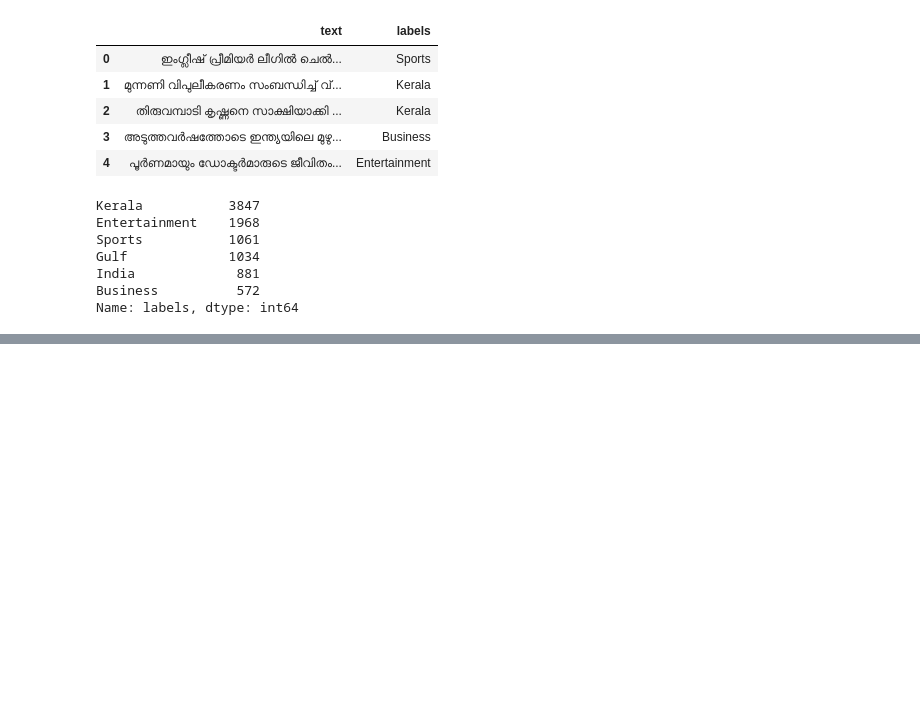
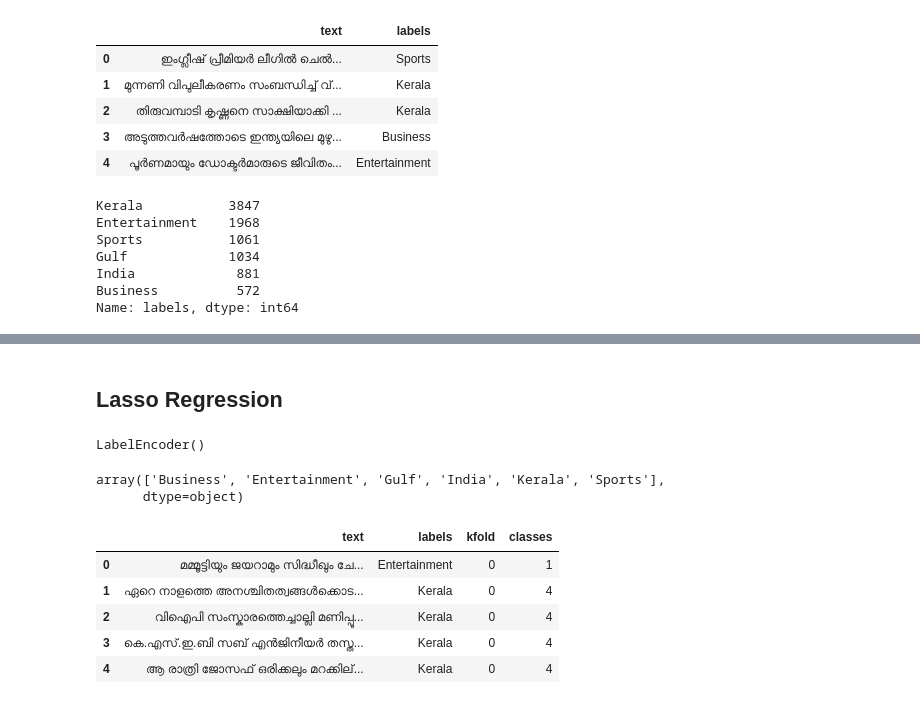
Before and after one commit to smc/malayalam-text-classifier, a Jupyter notebook: nbs/baselinemodel.ipynb, the cells around one changed output, grey strips where cells are left out. Cells and saved outputs as stored; diff of their text form; code cells hidden in the pictures; blank space fills up the shorter version.

Commit message:
results of baseline model experiments ...

```diff
--- a/nbs/baselinemodel.ipynb
+++ b/nbs/baselinemodel.ipynb
@@ -73,0 +129,3 @@ count_vec.vocabulary_
+# %%
+df["kfold"] = -1
+df = df.sample(frac=1).reset_index(drop=True)
@@ -73,0 +136,6 @@ count_vec.vocabulary_
+# %%
+Y_value = df.labels.values
+kf = model_selection.StratifiedKFold(n_splits=5)
+
+for fold, (text_, value_) in enumerate(kf.split(X=df, y=Y_value)):
+    df.loc[value_, "kfold"] =fold
@@ -73,0 +325,2 @@ count_vec.vocabulary_
+# %% [markdown]
+## Lasso Regression
@@ -73,0 +329,20 @@ count_vec.vocabulary_
+# %%
+le = preprocessing.LabelEncoder()
+le.fit(df.labels)
+# %% [output]
+LabelEncoder()
+# %%
+le.classes_
+# %% [output]
+array(['Business', 'Entertainment', 'Gulf', 'India', 'Kerala', 'Sports'],
+      dtype=object)
+# %%
+df["classes"] = le.fit_transform(df.labels)
+df.head()
+# %% [output]
+|  | text | labels | kfold | classes |
+| 0 | മമ്മൂട്ടിയും ജയറാമും സിദ്ധീഖും ചേ... | Entertainment | 0 | 1 |
+| 1 | ഏറെ നാളത്തെ അനശ്ചിതത്വങ്ങള്‍ക്കൊട... | Kerala | 0 | 4 |
+| 2 | വിഐപി സംസ്കാരത്തെച്ചാല്ലി മണിപ്പൂ... | Kerala | 0 | 4 |
+| 3 | കെ.എസ്.ഇ.ബി സബ് എന്‍ജിനീയര്‍ തസ്ത... | Kerala | 0 | 4 |
+| 4 | ആ രാത്രി ജോസഫ് ഒരിക്കലും മറക്കില്... | Kerala | 0 | 4 |
```
Also changed, not shown: parts of 28 cells of this notebook.
